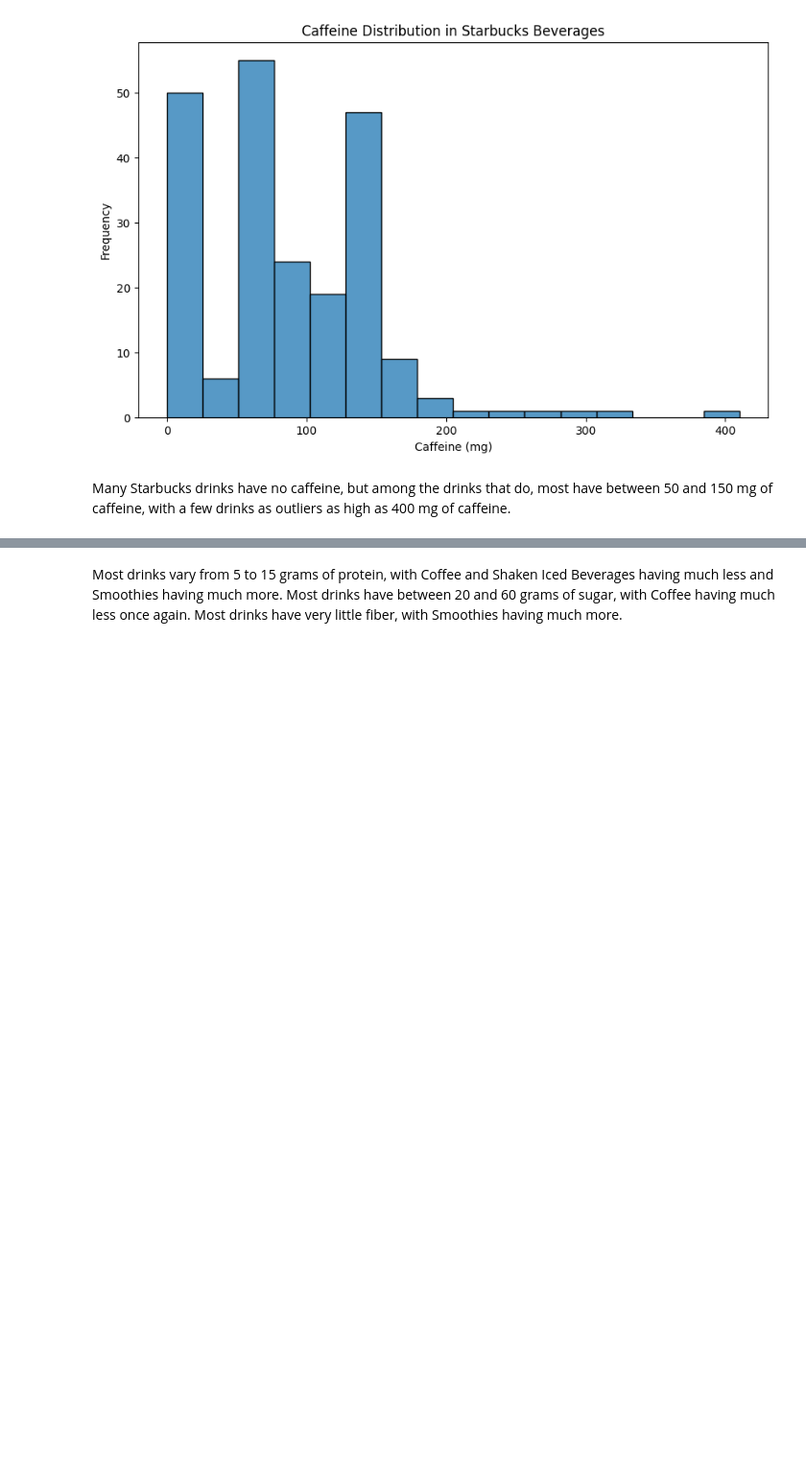
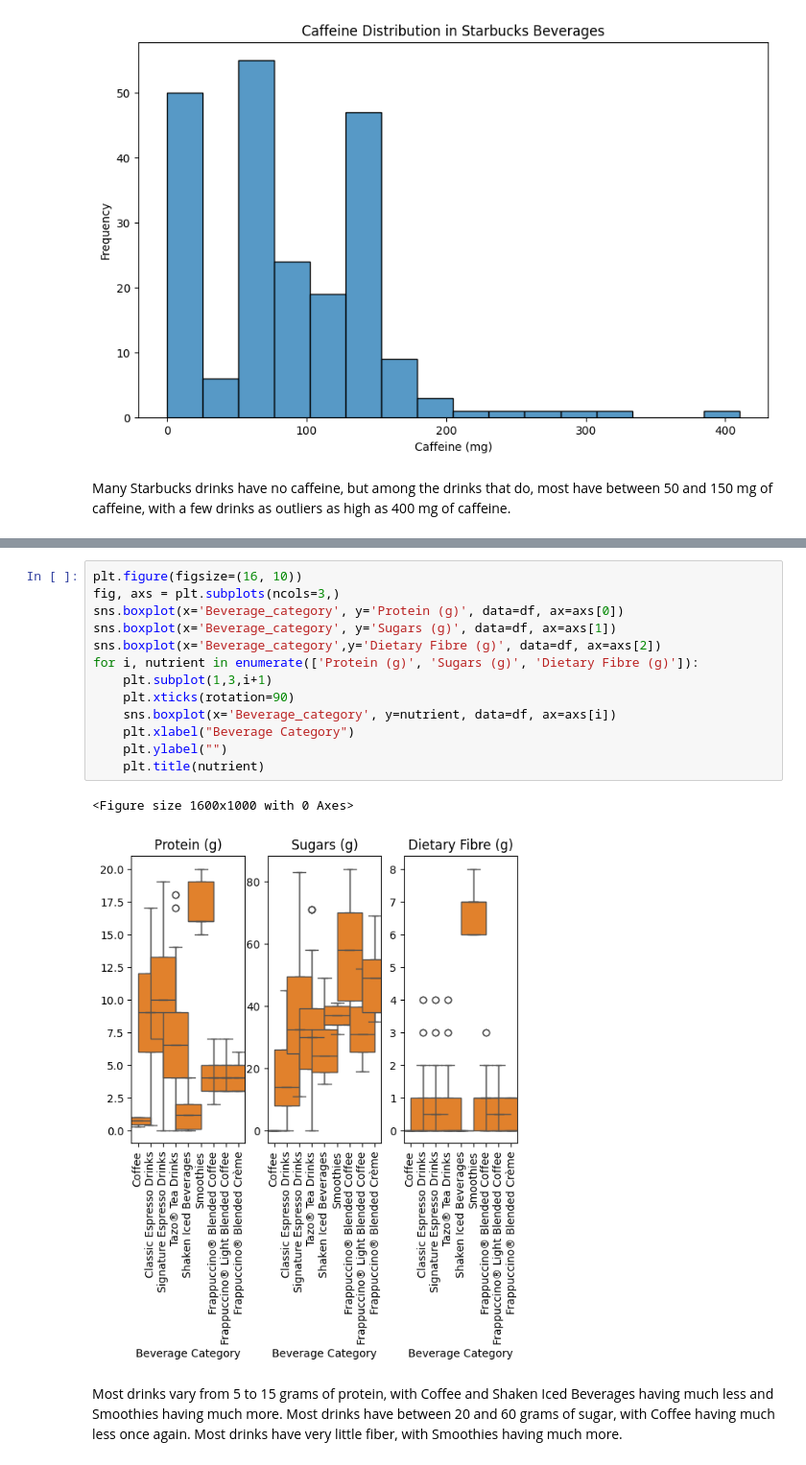
Before and after one commit to BraedenChubak/AP-Computer-Science-Principles, a Jupyter notebook: Notebooks/prog6280b.ipynb, the cells around one changed output, grey strips where cells are left out. Shown at 96% size. Drawn from its saved outputs; the diff is of its cells as text; blank space fills up the shorter version.

```diff
--- a/Notebooks/prog6280b.ipynb
+++ b/Notebooks/prog6280b.ipynb
@@ -123,3 +99,19 @@ plt.show()
+# %%
+plt.figure(figsize=(16, 10))
+fig, axs = plt.subplots(ncols=3,)
+sns.boxplot(x='Beverage_category', y='Protein (g)', data=df, ax=axs[0])
+sns.boxplot(x='Beverage_category', y='Sugars (g)', data=df, ax=axs[1])
+sns.boxplot(x='Beverage_category',y='Dietary Fibre (g)', data=df, ax=axs[2])
+for i, nutrient in enumerate(['Protein (g)', 'Sugars (g)', 'Dietary Fibre (g)']):
+    plt.subplot(1,3,i+1)
+    plt.xticks(rotation=90)
+    sns.boxplot(x='Beverage_category', y=nutrient, data=df, ax=axs[i])
+    plt.xlabel("Beverage Category")
+    plt.ylabel("")
+    plt.title(nutrient)
+# %% [output]
+<Figure size 1600x1000 with 0 Axes>
+[figure, added]
 # %% [markdown]
 Most drinks vary from 5 to 15 grams of protein, with Coffee and Shaken Iced Beverages having much less and Smoothies having much more.  Most drinks have between 20 and 60 grams of sugar, with Coffee having much less once again.  Most drinks have very little fiber, with Smoothies having much more.
 # %%
```
Also changed, not shown: parts of 1 cell of this notebook, 2 other files.
